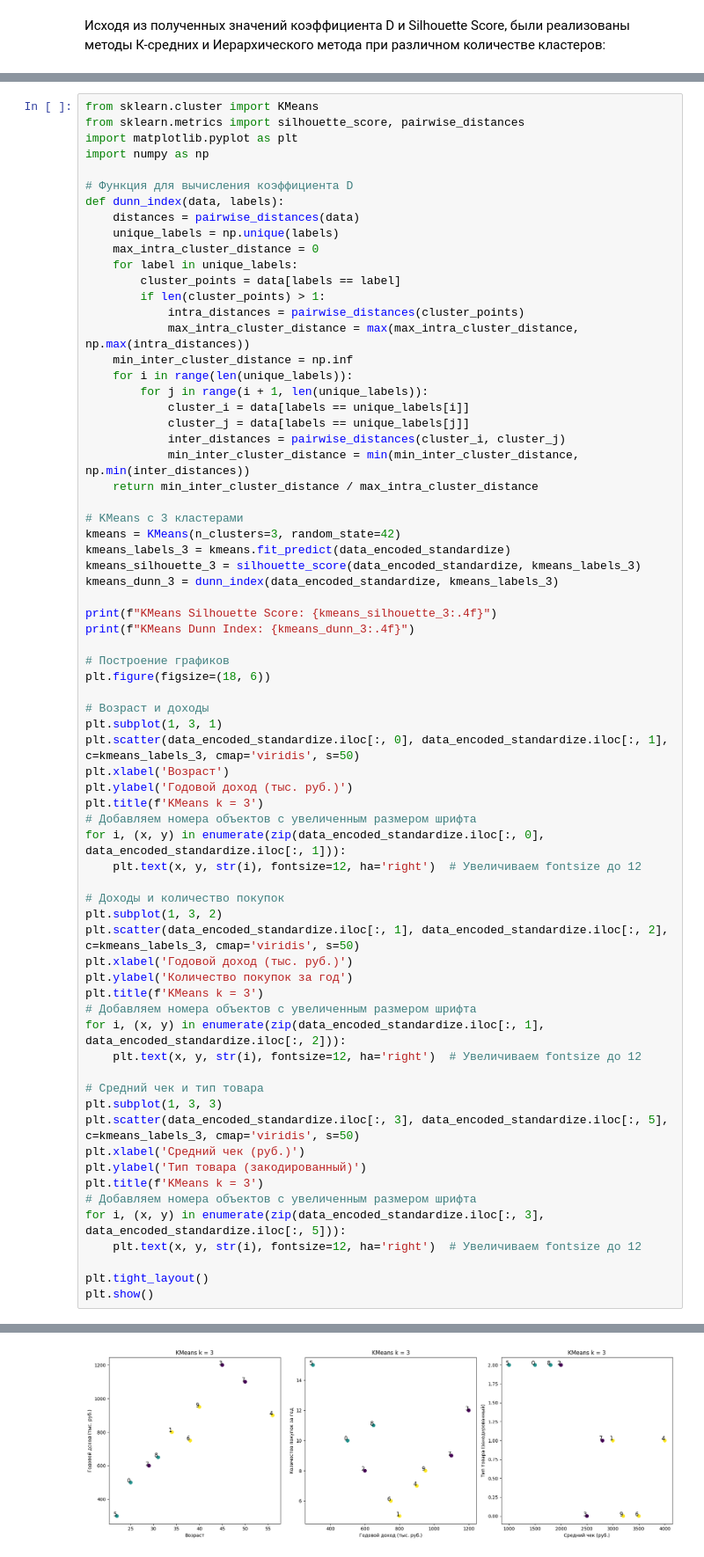
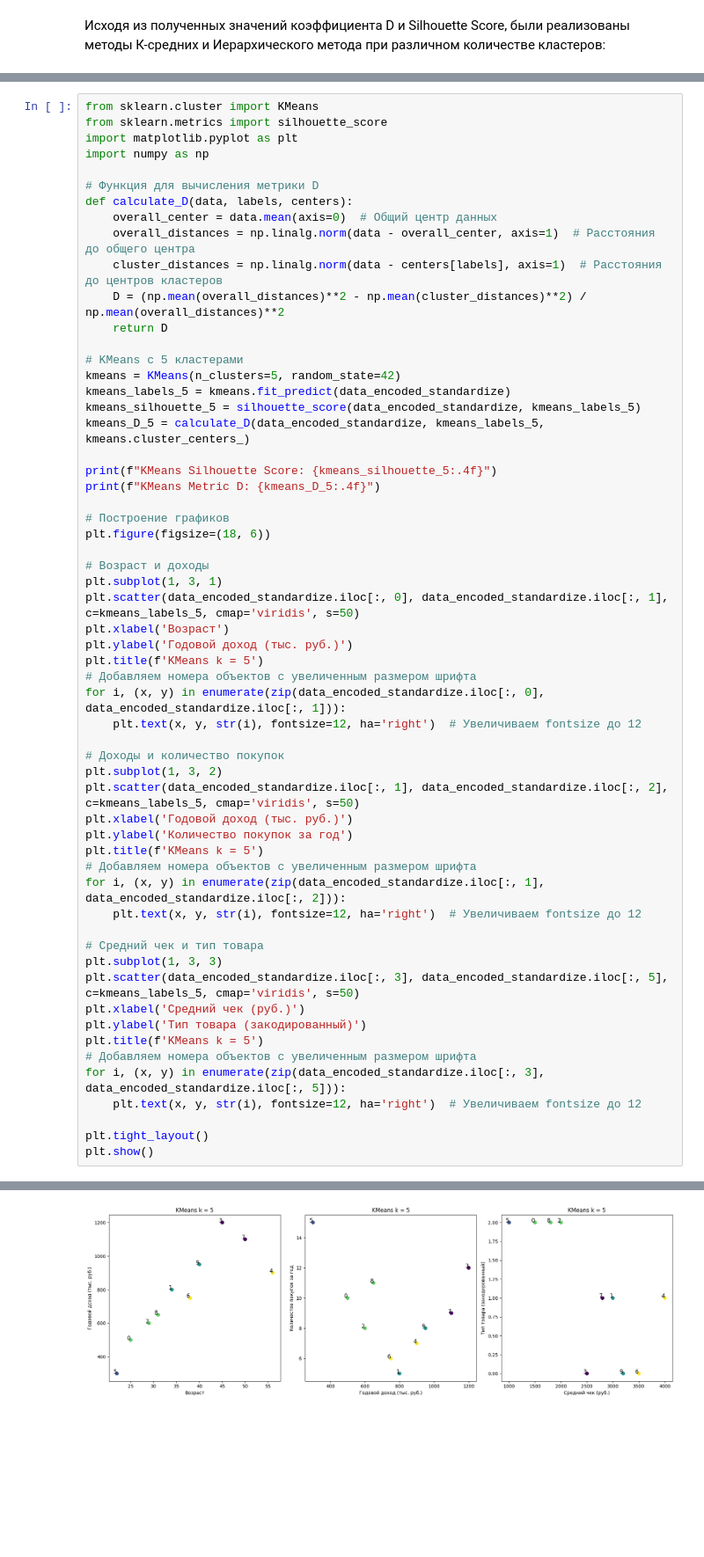
Before and after one commit to PetrBonyuk/data_analysis, a Jupyter notebook: klaster.ipynb, the cells around one changed output, grey strips where cells are left out. Shown at 88% size. Drawn from its saved outputs; the diff is of its cells as text; blank space fills up the shorter version.

```diff
--- a/klaster.ipynb
+++ b/klaster.ipynb
@@ -256,66 +295,55 @@ KMeans Dunn Index: 0.5107
 # %%
 from sklearn.cluster import KMeans
-from sklearn.metrics import silhouette_score, pairwise_distances
+from sklearn.metrics import silhouette_score
 import matplotlib.pyplot as plt
 import numpy as np
 
-# Функция для вычисления коэффициента D
-def dunn_index(data, labels):
-    distances = pairwise_distances(data)
-    unique_labels = np.unique(labels)
-    max_intra_cluster_distance = 0
-    for label in unique_labels:
-        cluster_points = data[labels == label]
-        if len(cluster_points) > 1:
-            intra_distances = pairwise_distances(cluster_points)
-            max_intra_cluster_distance = max(max_intra_cluster_distance, np.max(intra_distances))
-    min_inter_cluster_distance = np.inf
-    for i in range(len(unique_labels)):
-        for j in range(i + 1, len(unique_labels)):
-            cluster_i = data[labels == unique_labels[i]]
-            cluster_j = data[labels == unique_labels[j]]
-            inter_distances = pairwise_distances(cluster_i, cluster_j)
-            min_inter_cluster_distance = min(min_inter_cluster_distance, np.min(inter_distances))
-    return min_inter_cluster_distance / max_intra_cluster_distance
+# Функция для вычисления метрики D
+def calculate_D(data, labels, centers):
+    overall_center = data.mean(axis=0)  # Общий центр данных
+    overall_distances = np.linalg.norm(data - overall_center, axis=1)  # Расстояния до общего центра
+    cluster_distances = np.linalg.norm(data - centers[labels], axis=1)  # Расстояния до центров кластеров
+    D = (np.mean(overall_distances)**2 - np.mean(cluster_distances)**2) / np.mean(overall_distances)**2
+    return D
 
-# KMeans с 3 кластерами
-kmeans = KMeans(n_clusters=3, random_state=42)
-kmeans_labels_3 = kmeans.fit_predict(data_encoded_standardize)
-kmeans_silhouette_3 = silhouette_score(data_encoded_standardize, kmeans_labels_3)
-kmeans_dunn_3 = dunn_index(data_encoded_standardize, kmeans_labels_3)
+# KMeans с 5 кластерами
+kmeans = KMeans(n_clusters=5, random_state=42)
+kmeans_labels_5 = kmeans.fit_predict(data_encoded_standardize)
+kmeans_silhouette_5 = silhouette_score(data_encoded_standardize, kmeans_labels_5)
+kmeans_D_5 = calculate_D(data_encoded_standardize, kmeans_labels_5, kmeans.cluster_centers_)
 
-print(f"KMeans Silhouette Score: {kmeans_silhouette_3:.4f}")
-print(f"KMeans Dunn Index: {kmeans_dunn_3:.4f}")
+print(f"KMeans Silhouette Score: {kmeans_silhouette_5:.4f}")
+print(f"KMeans Metric D: {kmeans_D_5:.4f}")
 
 # Построение графиков
 plt.figure(figsize=(18, 6))
 
 # Возраст и доходы
 plt.subplot(1, 3, 1)
-plt.scatter(data_encoded_standardize.iloc[:, 0], data_encoded_standardize.iloc[:, 1], c=kmeans_labels_3, cmap='viridis', s=50)
+plt.scatter(data_encoded_standardize.iloc[:, 0], data_encoded_standardize.iloc[:, 1], c=kmeans_labels_5, cmap='viridis', s=50)
 plt.xlabel('Возраст')
 plt.ylabel('Годовой доход (тыс. руб.)')
-plt.title(f'KMeans k = 3')
+plt.title(f'KMeans k = 5')
 # Добавляем номера объектов с увеличенным размером шрифта
 for i, (x, y) in enumerate(zip(data_encoded_standardize.iloc[:, 0], data_encoded_standardize.iloc[:, 1])):
     plt.text(x, y, str(i), fontsize=12, ha='right')  # Увеличиваем fontsize до 12
 
 # Доходы и количество покупок
 plt.subplot(1, 3, 2)
-plt.scatter(data_encoded_standardize.iloc[:, 1], data_encoded_standardize.iloc[:, 2], c=kmeans_labels_3, cmap='viridis', s=50)
+plt.scatter(data_encoded_standardize.iloc[:, 1], data_encoded_standardize.iloc[:, 2], c=kmeans_labels_5, cmap='viridis', s=50)
 plt.xlabel('Годовой доход (тыс. руб.)')
 plt.ylabel('Количество покупок за год')
-plt.title(f'KMeans k = 3')
+plt.title(f'KMeans k = 5')
 # Добавляем номера объектов с увеличенным размером шрифта
 for i, (x, y) in enumerate(zip(data_encoded_standardize.iloc[:, 1], data_encoded_standardize.iloc[:, 2])):
     plt.text(x, y, str(i), fontsize=12, ha='right')  # Увеличиваем fontsize до 12
 
 # Средний чек и тип товара
 plt.subplot(1, 3, 3)
-plt.scatter(data_encoded_standardize.iloc[:, 3], data_encoded_standardize.iloc[:, 5], c=kmeans_labels_3, cmap='viridis', s=50)
+plt.scatter(data_encoded_standardize.iloc[:, 3], data_encoded_standardize.iloc[:, 5], c=kmeans_labels_5, cmap='viridis', s=50)
 plt.xlabel('Средний чек (руб.)')
 plt.ylabel('Тип товара (закодированный)')
-plt.title(f'KMeans k = 3')
+plt.title(f'KMeans k = 5')
 # Добавляем номера объектов с увеличенным размером шрифта
 for i, (x, y) in enumerate(zip(data_encoded_standardize.iloc[:, 3], data_encoded_standardize.iloc[:, 5])):
     plt.text(x, y, str(i), fontsize=12, ha='right')  # Увеличиваем fontsize до 12
@@ -328,3 +356,3 @@ KMeans Dunn Index: 0.2051
-[figure, old version]
+[figure, new version]
 # %%
 from sklearn.cluster import KMeans
```
Also changed, not shown: parts of 13 cells of this notebook.
